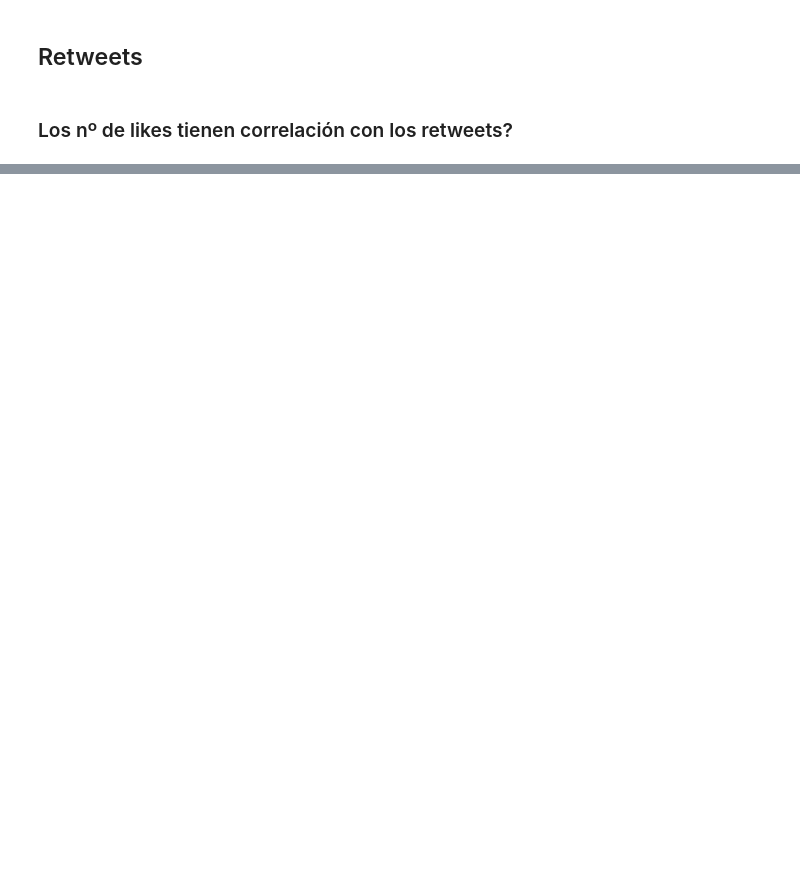
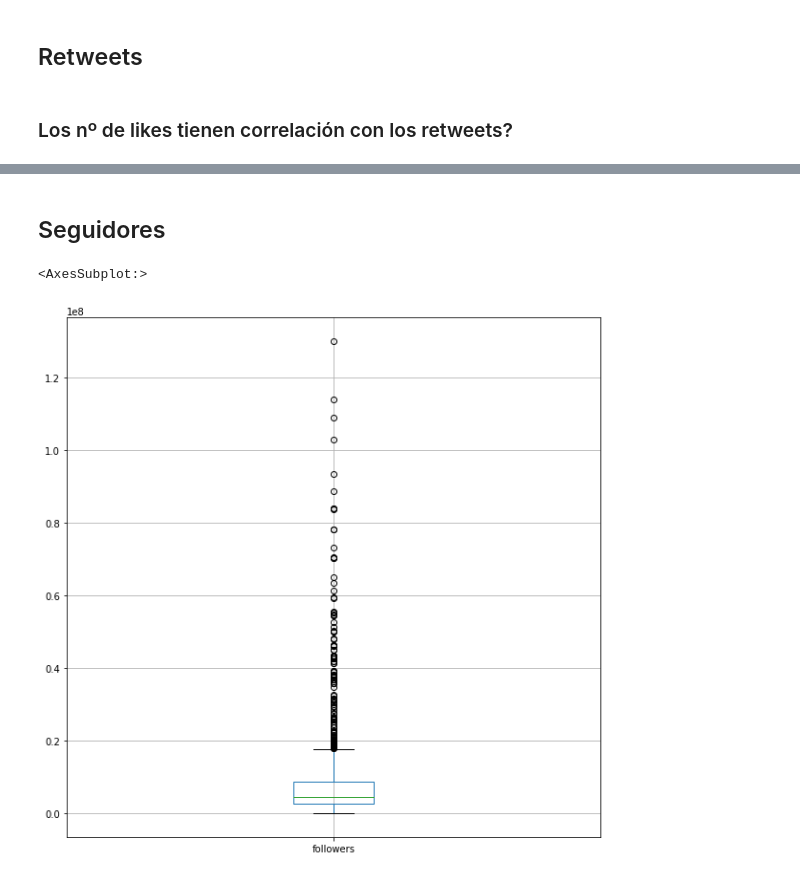
Before and after one commit to julianmelero/twitter-ai, a Jupyter notebook: Analysis/basic.ipynb, the cells around one changed output, grey strips where cells are left out. Drawn from its saved outputs; the diff is of its cells as text; code cells hidden in the pictures; blank space fills up the shorter version.

Commit message:
Seguidores

```diff
--- a/Analysis/basic.ipynb
+++ b/Analysis/basic.ipynb
@@ -93,0 +269,7 @@ union[['nreteews', 'nreplies']].corr()
+# %% [markdown]
+## Seguidores
+# %%
+headers.boxplot(column =['followers'], figsize=(10,10))
+# %% [output]
+<AxesSubplot:>
+[figure, added]
```
Also changed, not shown: parts of 25 cells of this notebook.
